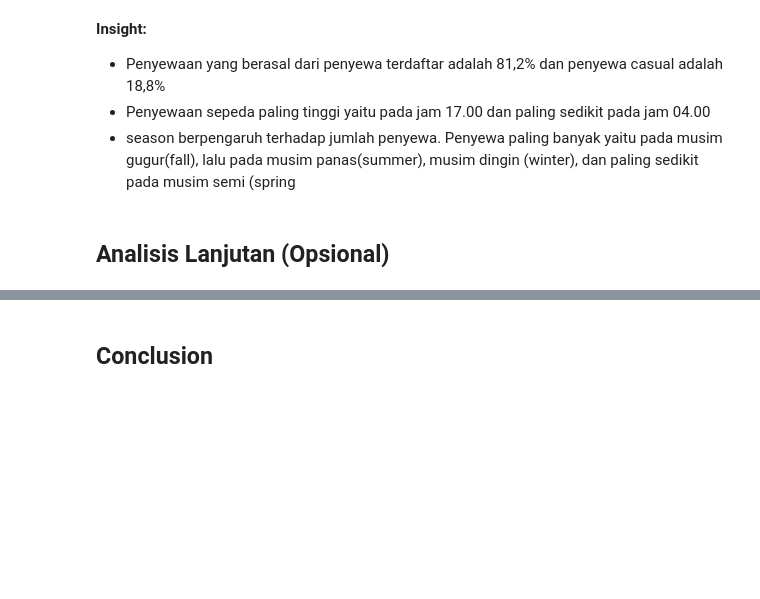
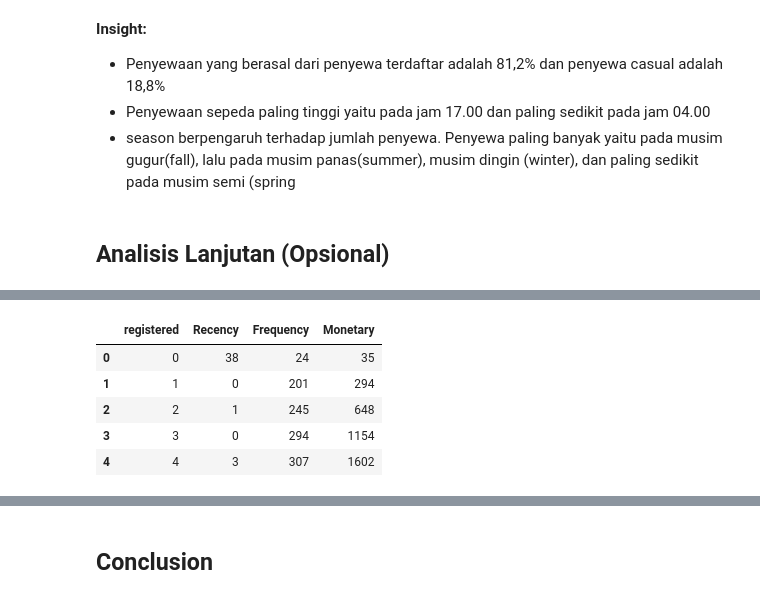
Before and after one commit to arfahhamidah/submission, a Jupyter notebook: notebook.ipynb, the cells around one changed output, grey strips where cells are left out. Drawn from its saved outputs; the diff is of its cells as text; code cells hidden in the pictures; blank space fills up the shorter version.

```diff
--- a/notebook.ipynb
+++ b/notebook.ipynb
@@ -522,0 +497,8 @@ Berdasarkan gambar di atas, pengguna lebih banyak menggunakan sepeda pada hari R
+# %%
+
+df_recency = hour_df.groupby(by='registered', as_index=False)['dteday'].max()
+recent_date = hour_df['dteday'].max()
+df_recency['Recency'] = df_recency['dteday'].apply(
+    lambda x: (recent_date - x).days
+)
+df_recency.head()
@@ -522,0 +512,4 @@ Berdasarkan gambar di atas, pengguna lebih banyak menggunakan sepeda pada hari R
+# %%
+df_frequency = hour_df.drop_duplicates().groupby(by=['registered'], as_index=False)['instant'].count()
+df_frequency.columns = ['registered', 'Frequency']
+df_frequency.head()
@@ -522,0 +523,4 @@ Berdasarkan gambar di atas, pengguna lebih banyak menggunakan sepeda pada hari R
+# %%
+df_monetary = hour_df.groupby(by=['registered'], as_index=False)['cnt'].sum()
+df_monetary.columns = ['registered', 'Monetary']
+df_monetary.head()
@@ -522,0 +534,12 @@ Berdasarkan gambar di atas, pengguna lebih banyak menggunakan sepeda pada hari R
+# %%
+rf_df = df_recency.merge(df_frequency, on='registered')
+df_rfm = rf_df.merge(df_monetary, on='registered').drop(
+    columns='dteday')
+df_rfm.head()
+# %% [output]
+|  | registered | Recency | Frequency | Monetary |
+| 0 | 0 | 38 | 24 | 35 |
+| 1 | 1 | 0 | 201 | 294 |
+| 2 | 2 | 1 | 245 | 648 |
+| 3 | 3 | 0 | 294 | 1154 |
+| 4 | 4 | 3 | 307 | 1602 |
```
Also changed, not shown: parts of 17 cells of this notebook, 2 other files.
